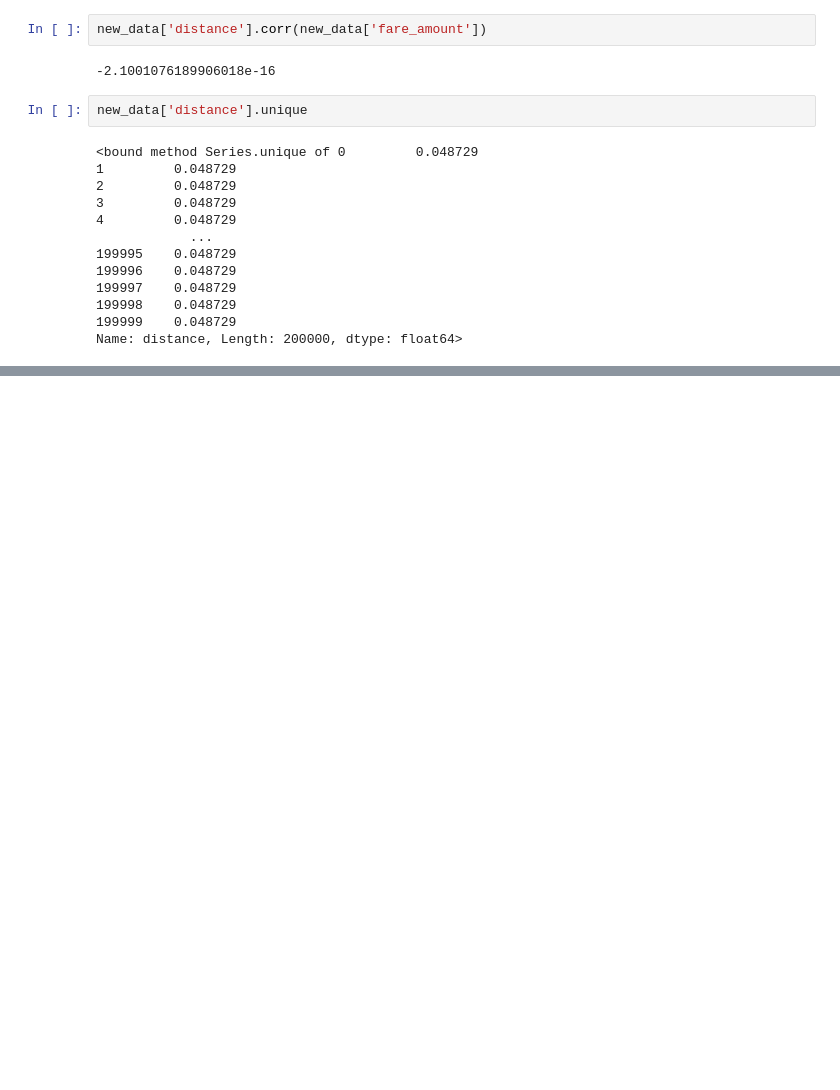
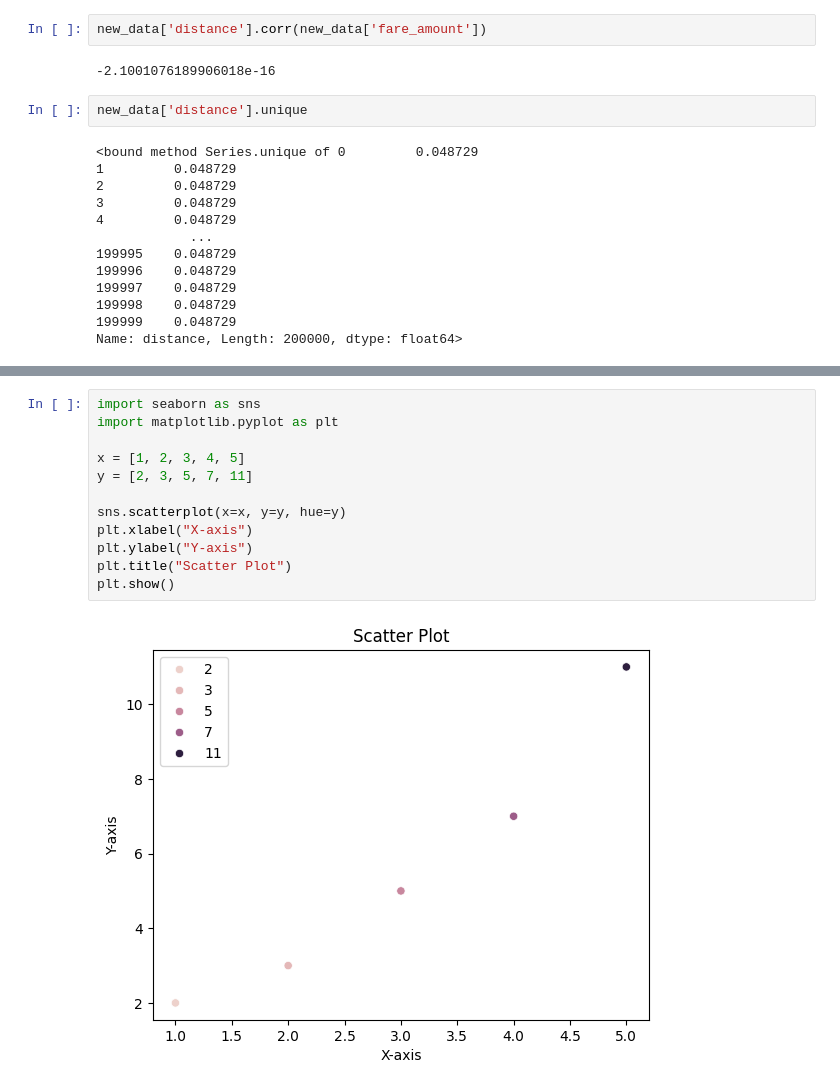
Before and after one commit to School-Related/Third-Year, a Jupyter notebook: Second Semester/Data Science for Cybersecurity/Programs/Assignment_2/assignment_2.ipynb, the cells around one changed output, grey strips where cells are left out. Cells and saved outputs as stored; diff of their text form; blank space fills up the shorter version.

```diff
--- a/Second Semester/Data Science for Cybersecurity/Programs/Assignment_2/assignment_2.ipynb
+++ b/Second Semester/Data Science for Cybersecurity/Programs/Assignment_2/assignment_2.ipynb
@@ -181,0 +195,14 @@ Name: distance, Length: 200000, dtype: float64>
+# %%
+import seaborn as sns
+import matplotlib.pyplot as plt
+
+x = [1, 2, 3, 4, 5]
+y = [2, 3, 5, 7, 11]
+
+sns.scatterplot(x=x, y=y, hue=y)
+plt.xlabel("X-axis")
+plt.ylabel("Y-axis")
+plt.title("Scatter Plot")
+plt.show()
+# %% [output]
+[figure, added]
```
Also changed, not shown: parts of 5 cells of this notebook, 18 other files.
